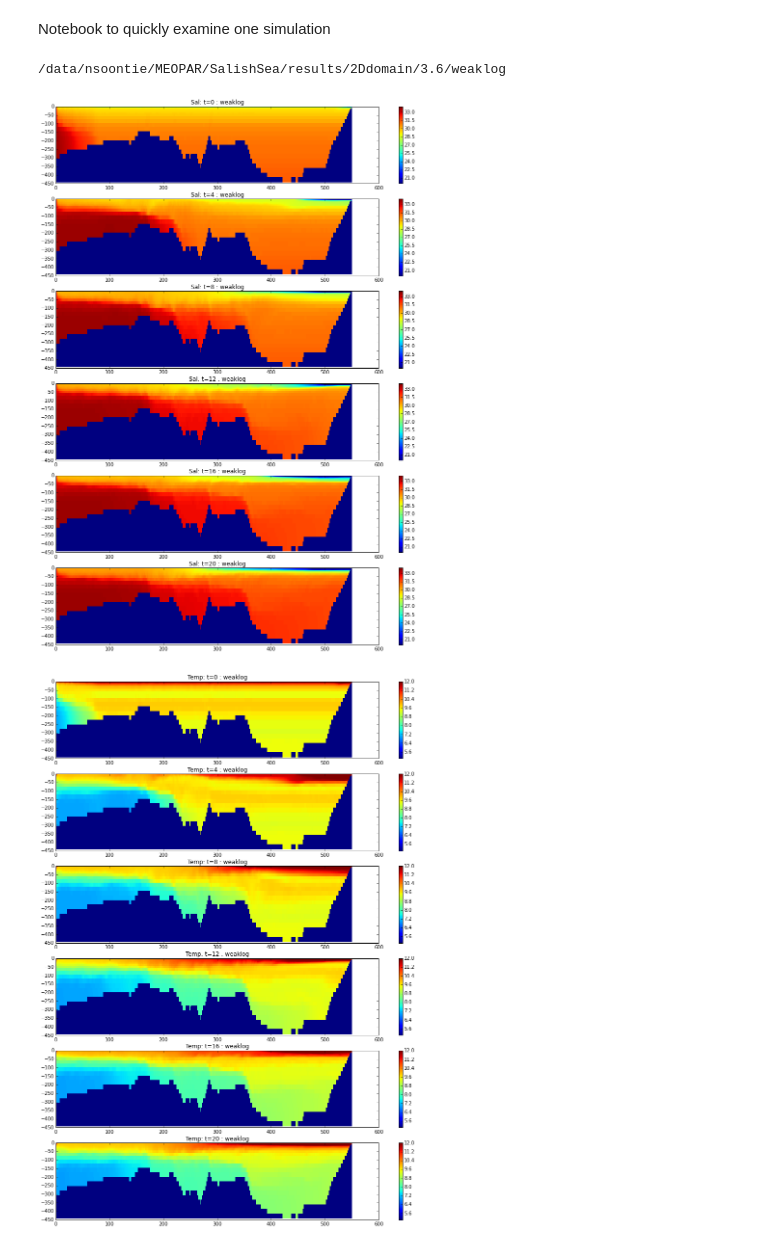
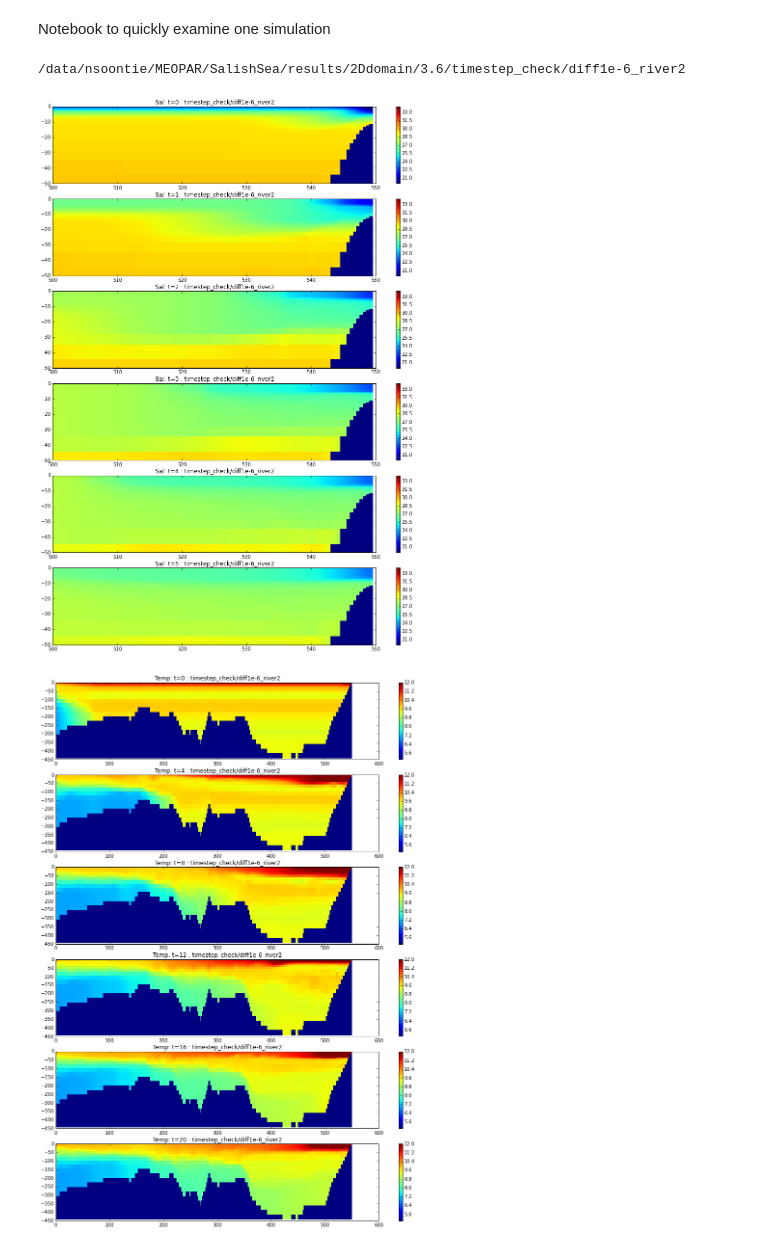
Before and after one commit to SalishSeaCast/2d-domain, a Jupyter notebook: analysis/ExamineOne.ipynb, the cells around one changed output. Cells and saved outputs as stored; diff of their text form; code cells hidden in the pictures.

```diff
--- a/analysis/ExamineOne.ipynb
+++ b/analysis/ExamineOne.ipynb
@@ -11,15 +11,15 @@ import os
 # %%
 results = '/data/nsoontie/MEOPAR/SalishSea/results/2Ddomain/3.6/'
 
-run = 'weaklog'
+run = 'timestep_check/diff1e-6_river2'
 
 path = os.path.join(results,run)
 
-print path
+print(path)
 
 filepart = 'SalishSea_1d_20030819_20030927'
 # %% [output]
-/data/nsoontie/MEOPAR/SalishSea/results/2Ddomain/3.6/weaklog
+/data/nsoontie/MEOPAR/SalishSea/results/2Ddomain/3.6/timestep_check/diff1e-6_river2
 # %%
 y=5
 f = nc.Dataset(os.path.join(path,'{}_grid_U.nc'.format(filepart)))
@@ -38,14 +38,16 @@ x = f.variables['nav_lon'][y,:]
 xx,zz = np.meshgrid(x,-depths[:])
 # %%
 fig, axs = plt.subplots(6,1,figsize=(15,20))
-ts = np.arange(0,24,4)
+ts = np.arange(6)
 
 for t,ax in zip(ts,axs.flat):
     mesh=ax.pcolormesh(xx,zz,Ss[t,:,:],vmin=20,vmax=34)
     ax.set_title('Sal: t={} : {}'.format(t, run))
     fig.colorbar(mesh,ax=ax)
+    ax.set_xlim([500,550])
+    ax.set_ylim([-50,0])
 # %% [output]
-[figure, old version]
+[figure, new version]
 # %%
 fig, axs = plt.subplots(6,1,figsize=(15,20))
 ts = np.arange(0,24,4)
@@ -55,4 +57,4 @@ for t,ax in zip(ts,axs.flat):
     ax.set_title('Temp: t={} : {}'.format(t, run))
     fig.colorbar(mesh,ax=ax)
 # %% [output]
-[figure, old version]
+[figure, new version]
```
Also changed, not shown: parts of 2 cells of this notebook, 2 other files.
